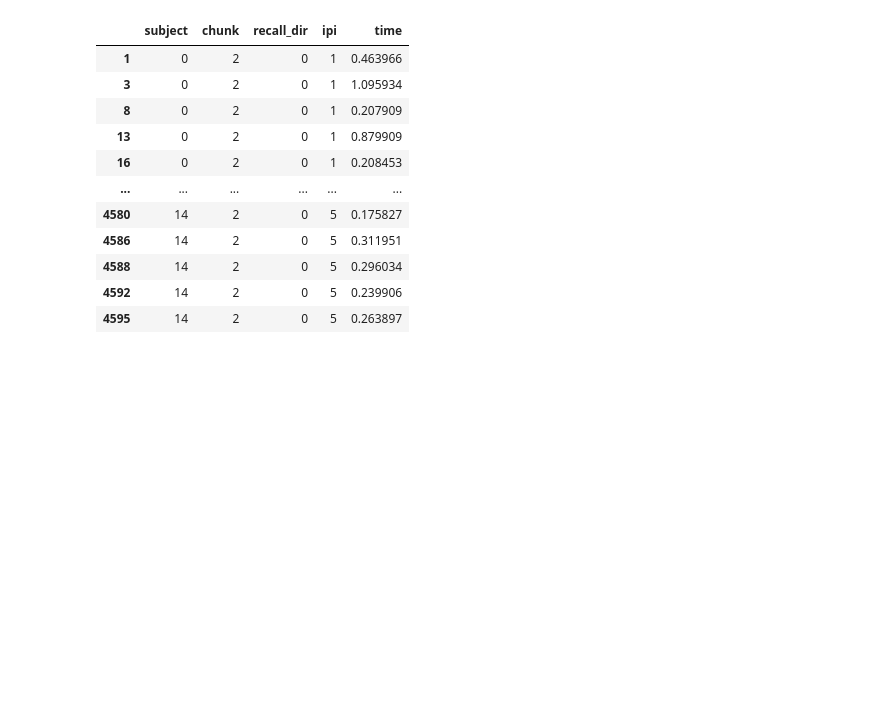
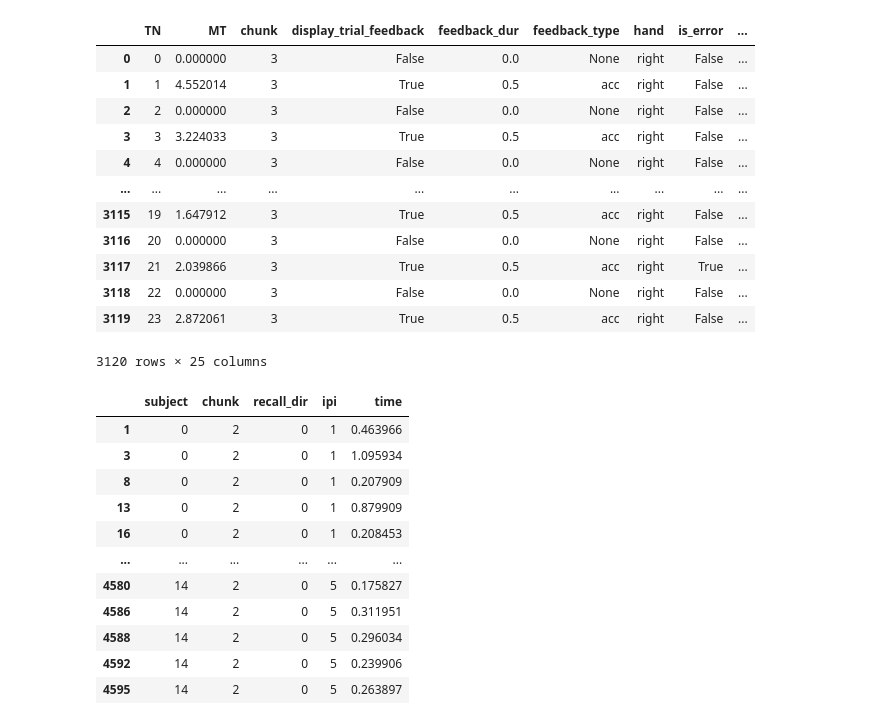
Before and after one commit to lshahsha/WM_chunking, a Jupyter notebook: analysis/Prem2.ipynb, the cells around one changed output. Drawn from its saved outputs; the diff is of its cells as text; code cells hidden in the pictures; blank space fills up the shorter version.

```diff
--- a/analysis/Prem2.ipynb
+++ b/analysis/Prem2.ipynb
@@ -154,9 +156,25 @@ df_final['run_num'] = run_num
 # %%
 #Get accuracy based on points
 df_final['points'] = df_final['points'].replace(10, 6)
 accuracy = ((df_final['points']/6)*100)
 df_final['%_ACC']= accuracy
-df_final.to_csv(r"C:\Users\khash\OneDrive\Documents\GitHub\WM_chunking\data\behavioural\raw\Final_data.csv")
+df_final
+# out_dir = os.path.join(base_dir, "data", "behavioral", "raw")
+# df_final.to_csv(os.path.join(out_dir, "Final_data.csv"))
+# %% [output]
+|  | TN | MT | chunk | display_trial_feedback | feedback_dur | feedback_type | hand | is_error | ... |
+| 0 | 0 | 0.000000 | 3 | False | 0.0 | None | right | False | ... |
+| 1 | 1 | 4.552014 | 3 | True | 0.5 | acc | right | False | ... |
+| 2 | 2 | 0.000000 | 3 | False | 0.0 | None | right | False | ... |
+| 3 | 3 | 3.224033 | 3 | True | 0.5 | acc | right | False | ... |
+| 4 | 4 | 0.000000 | 3 | False | 0.0 | None | right | False | ... |
+| ... | ... | ... | ... | ... | ... | ... | ... | ... | ... |
+| 3115 | 19 | 1.647912 | 3 | True | 0.5 | acc | right | False | ... |
+| 3116 | 20 | 0.000000 | 3 | False | 0.0 | None | right | False | ... |
+| 3117 | 21 | 2.039866 | 3 | True | 0.5 | acc | right | True | ... |
+| 3118 | 22 | 0.000000 | 3 | False | 0.0 | None | right | False | ... |
+| 3119 | 23 | 2.872061 | 3 | True | 0.5 | acc | right | False | ... |
+3120 rows × 25 columns
 # %%
 #Exclude training, incorrect trials, encoding phase
 
```
Also changed, not shown: parts of 11 cells of this notebook.
